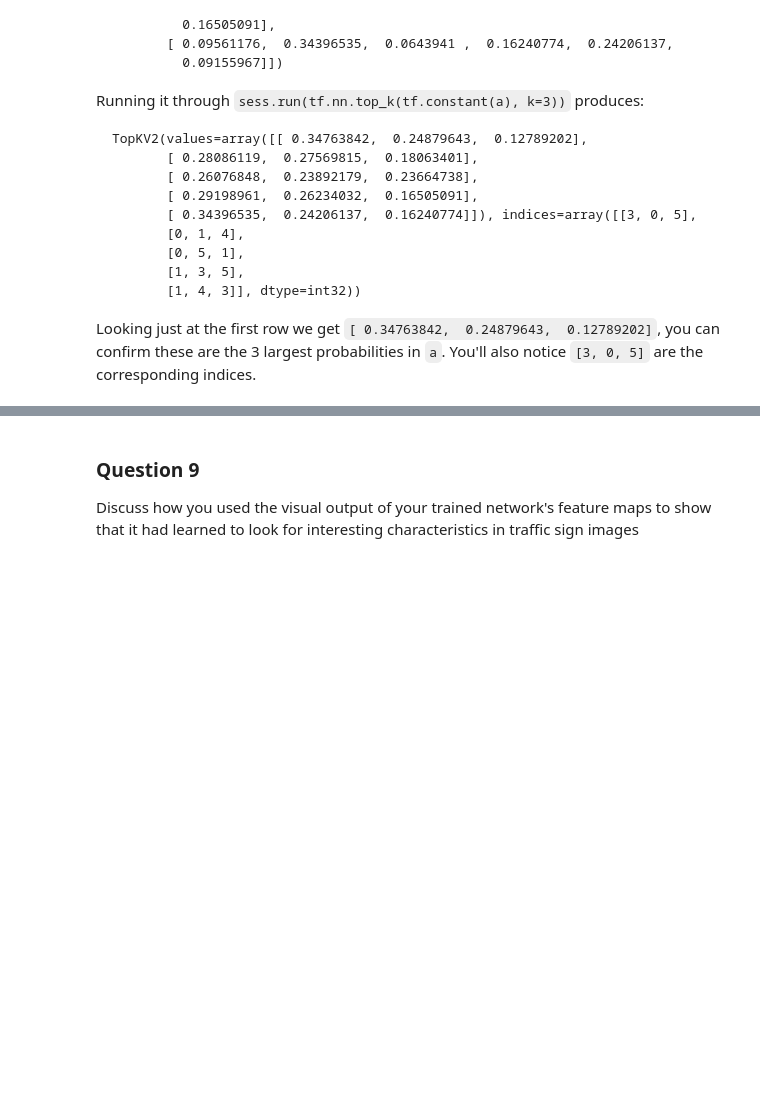
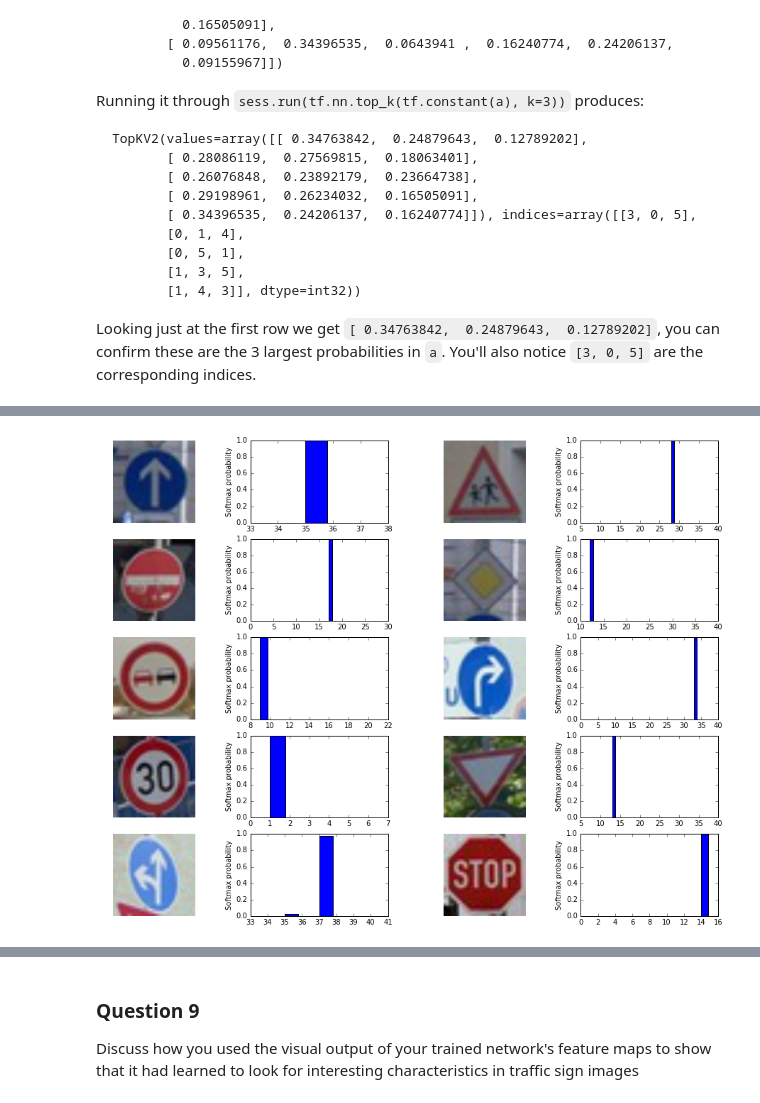
Before and after one commit to Heiquanjing/CarND-Traffic-Sign-Classifier-Project, a Jupyter notebook: Traffic_Sign_Classifier.ipynb, the cells around one changed output, grey strips where cells are left out. Saved outputs shown, nothing was run; the diff lists cells and outputs as text; code cells hidden in the pictures; blank space fills up the shorter version.

```diff
--- a/Traffic_Sign_Classifier.ipynb
+++ b/Traffic_Sign_Classifier.ipynb
@@ -154,0 +241,16 @@ Use the code cell (or multiple code cells, if necessary) to implement the first
+# %%
+'''
+print(X_train.shape)
+
+print(np.mean(X_train))
+
+def normalize(x):
+    return (x - 128) / 128
+    #return x/255
+
+X_train = normalize(X_train)
+X_valid = normalize(X_valid)
+X_test  = normalize(X_test)
+
+print(np.mean(X_train))
+'''
@@ -511,7 +1036,7 @@ show_signs(signs_resize)
 #signs_gray = RGB2Gray(signs_resize)
 #print('The shape of the gray:', signs_gray.shape)
 #Normalization
-signs_normalize = normalize(signs_resize)
+signs_normalize = normalize(signs)
 print('The shape of the normalize:', signs_normalize.shape)
 # %% [output]
 The shape of the normalize: (10, 32, 32, 3)
@@ -633,8 +1159,9 @@ with tf.Session() as sess:
     saver4.restore(sess, "./lenet")
 
     predictions = sess.run(logits, feed_dict={x: signs_normalize, keep_prob:1.0})
+    softmax_probablities = sess.run(tf.nn.softmax(predictions))
     #Top 5 indices
-    values, indices = sess.run(tf.nn.top_k(tf.constant(predictions), k=5))
+    values, indices = sess.run(tf.nn.top_k(tf.constant(softmax_probablities), k=5))
 
     for i in range(len(indices)):
         print('Image No.%d:'%(i+1),'Prediction Probabilities = ', values[i], ', Prediction TOP5 Indices = ', indices[i])
@@ -654,3 +1189,16 @@ Image No.10: Prediction Probabilities =  [ 90.632164    46.4457283   39.09231186
+# %%
+fig, axs = plt.subplots(5,4, figsize=(16, 12))
+axs = axs.ravel()
+
+for i in range(len(indices)*2):
+    if i%2 == 0:
+        axs[i].axis('off')
+        axs[i].imshow(signs[i//2])
+    else:
+        axs[i].bar(indices[(i-1)//2], values[(i-1)//2])
+        axs[i].set_ylabel('Softmax probability')
+# %% [output]
+[figure, added]
 # %% [markdown]
 ---
 
```
Also changed, not shown: parts of 25 cells of this notebook, 31 other files.
